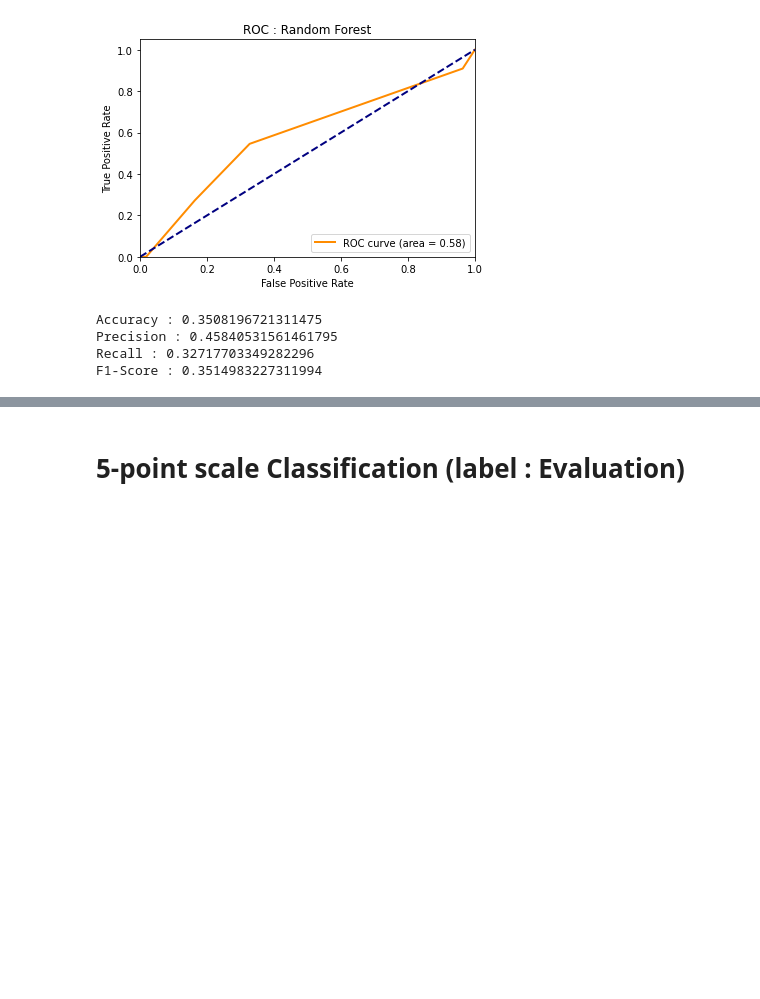
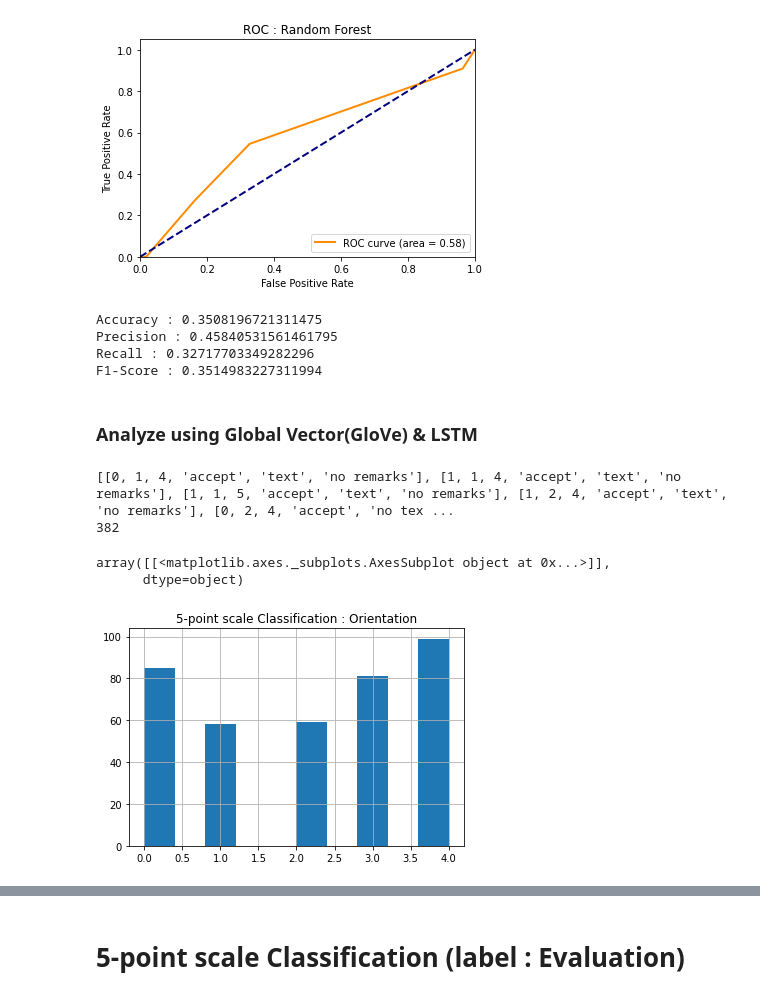
Before and after one commit to regain001/Machine-Learning, a Jupyter notebook: Paper Review Analysis/Paper-Review-Analysis_(5-point-scale-Classification).ipynb, the cells around one changed output, grey strips where cells are left out. Drawn from its saved outputs; the diff is of its cells as text; code cells hidden in the pictures; blank space fills up the shorter version.

```diff
--- a/Paper Review Analysis/Paper-Review-Analysis_(5-point-scale-Classification).ipynb
+++ b/Paper Review Analysis/Paper-Review-Analysis_(5-point-scale-Classification).ipynb
@@ -292,3 +292,5 @@ Recall : 0.32717703349282296
 F1-Score : 0.3514983227311994
 # %%
 dir(clf)
+# %% [markdown]
+### Analyze using Global Vector(**GloVe**) & **LSTM**
@@ -294,0 +393,44 @@ dir(clf)
+# %%
+import pandas as pd
+
+data=[]
+for item in dataStore['paper']:
+
+  primary_decision = item['preliminary_decision']
+  item_reviews = item['review']
+
+  for item in item_reviews:
+    ls = []
+    orientation = item['orientation']
+    evaluation = item['evaluation']
+    confidence = item['confidence']
+    remarks = item['remarks']
+    text = item['text']
+
+    ls.append(int(orientation))
+    ls.append(int(evaluation))
+    ls.append(int(confidence or 0))
+    ls.append(primary_decision)
+
+    if(text!=""):ls.append("text")
+    else: ls.append("no text")
+
+    if(remarks!=""):ls.append("remarks")
+    else: ls.append("no remarks")
+
+    data.append(ls)
+
+print(data)
+
+data = pd.DataFrame(data, columns=['orientation', 'evaluation', 'confidence', 'decision', 'texts', 'remarks'])
+# data.hist(figsize=(10,10), bins = 15)
+# data.hist(column='orientation', bins = 15)
+print(len(labels))
+dt =  pd.DataFrame(labels, columns=['5-point scale Classification : Orientation'])
+dt.hist()
+# %% [output]
+[[0, 1, 4, 'accept', 'text', 'no remarks'], [1, 1, 4, 'accept', 'text', 'no remarks'], [1, 1, 5, 'accept', 'text', 'no remarks'], [1, 2, 4, 'accept', 'text', 'no remarks'], [0, 2, 4, 'accept', 'no tex ...
+382
+array([[<matplotlib.axes._subplots.AxesSubplot object at 0x...>]],
+      dtype=object)
+[figure, added]
```
Also changed, not shown: parts of 13 cells of this notebook.
